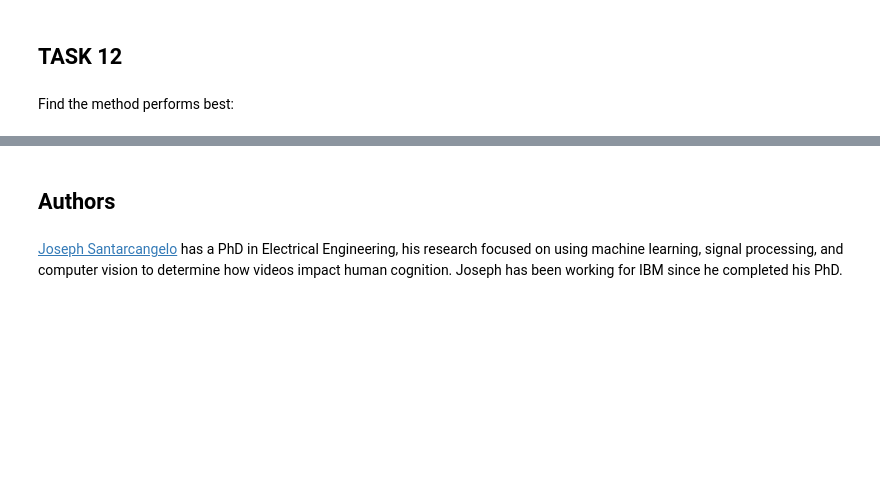
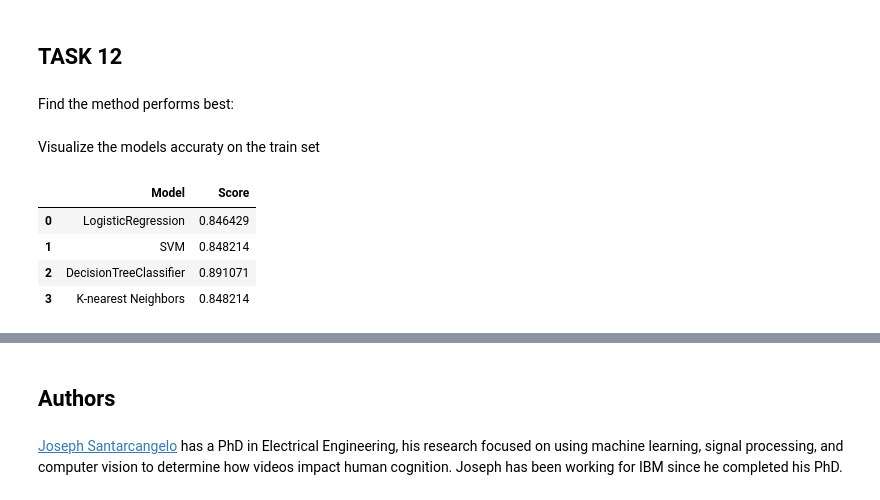
Before and after one commit to inhere-ua/Rocket_project, a Jupyter notebook: SpaceX_Machine Learning Prediction_Model.ipynb, the cells around one changed output, grey strips where cells are left out. Saved outputs shown, nothing was run; the diff lists cells and outputs as text; code cells hidden in the pictures; blank space fills up the shorter version.

```diff
--- a/SpaceX_Machine Learning Prediction_Model.ipynb
+++ b/SpaceX_Machine Learning Prediction_Model.ipynb
@@ -346,3 +357,5 @@ plot_confusion_matrix(Y_test,yhat)
 Find the method performs best:
 # %%
 # all models perform equally
+# %% [markdown]
+Visualize the models accuraty on the train set
@@ -348,0 +366,8 @@ Find the method performs best:
+# %%
+df_temp
+# %% [output]
+|  | Model | Score |
+| 0 | LogisticRegression | 0.846429 |
+| 1 | SVM | 0.848214 |
+| 2 | DecisionTreeClassifier | 0.891071 |
+| 3 | K-nearest Neighbors | 0.848214 |
```
Also changed, not shown: parts of 11 cells of this notebook.
